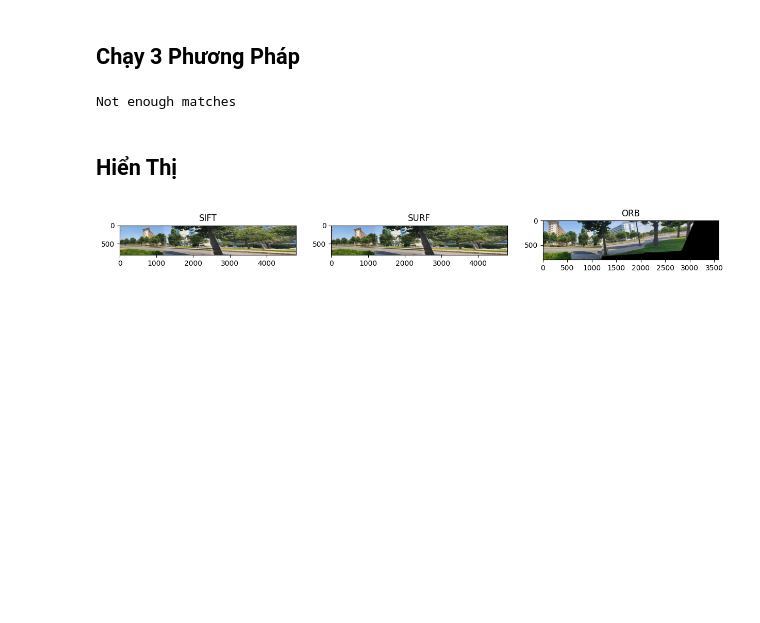
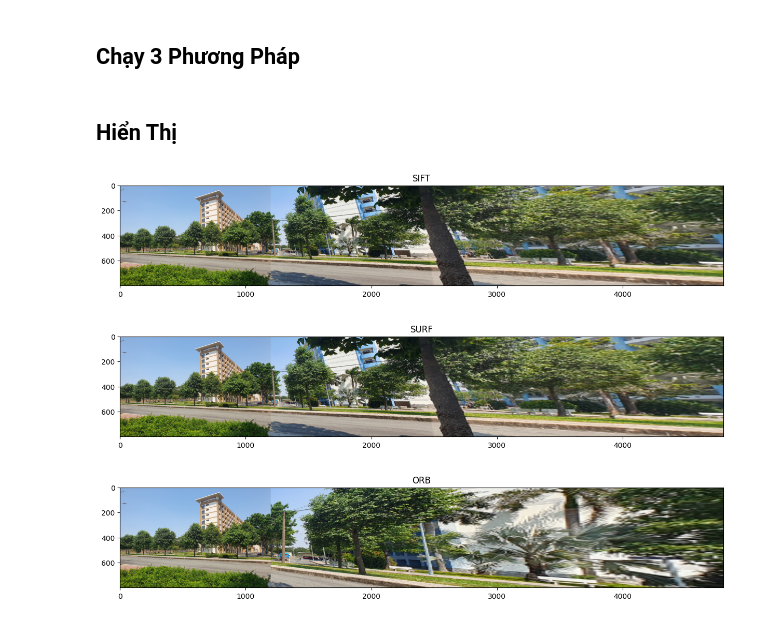
Before and after one commit to DuckYuh/CV3, a Jupyter notebook: CV3.ipynb, the cells around one changed output. Cells and saved outputs as stored; diff of their text form; code cells hidden in the pictures; blank space fills up the shorter version.

```diff
--- a/CV3.ipynb
+++ b/CV3.ipynb
@@ -34,7 +32,13 @@ grays = []
 for path in image_paths:
     img = cv2.imread(path)
     img = cv2.resize(img, (1200, 800))
+
     img = cv2.cvtColor(img, cv2.COLOR_BGR2RGB)
+
+    plt.figure()
+    plt.imshow(img)
+    plt.title(path)
+    plt.axis("off")
 
     gray = cv2.cvtColor(img, cv2.COLOR_RGB2GRAY)
 
@@ -128,7 +137,7 @@ def panorama(images, method="SIFT"):
         # 2. Matching
         matches = match_features(des1, des2, method)
 
-        if len(matches) < 10:
+        if len(matches) < 4:
             print("Not enough matches")
             continue
 
@@ -148,25 +157,24 @@ def panorama(images, method="SIFT"):
 pano_sift = panorama(images, "SIFT")
 pano_orb  = panorama(images, "ORB")
 pano_surf = panorama(images, "SURF")
-# %% [output]
-Not enough matches
 # %% [markdown]
 ## Hiển Thị
 # %%
 plt.figure(figsize=(15,5))
-
-plt.subplot(1,3,1)
 plt.imshow(pano_sift)
 plt.title("SIFT")
+plt.show()
 
-plt.subplot(1,3,2)
+plt.figure(figsize=(15,5))
 plt.imshow(pano_surf)
 plt.title("SURF")
+plt.show()
 
-plt.subplot(1,3,3)
+plt.figure(figsize=(15,5))
 plt.imshow(pano_orb)
 plt.title("ORB")
-
 plt.show()
 # %% [output]
-[figure, old version]
+[figure, new version]
+[figure, added]
+[figure, added]
```
Also changed, not shown: parts of 2 cells of this notebook.
